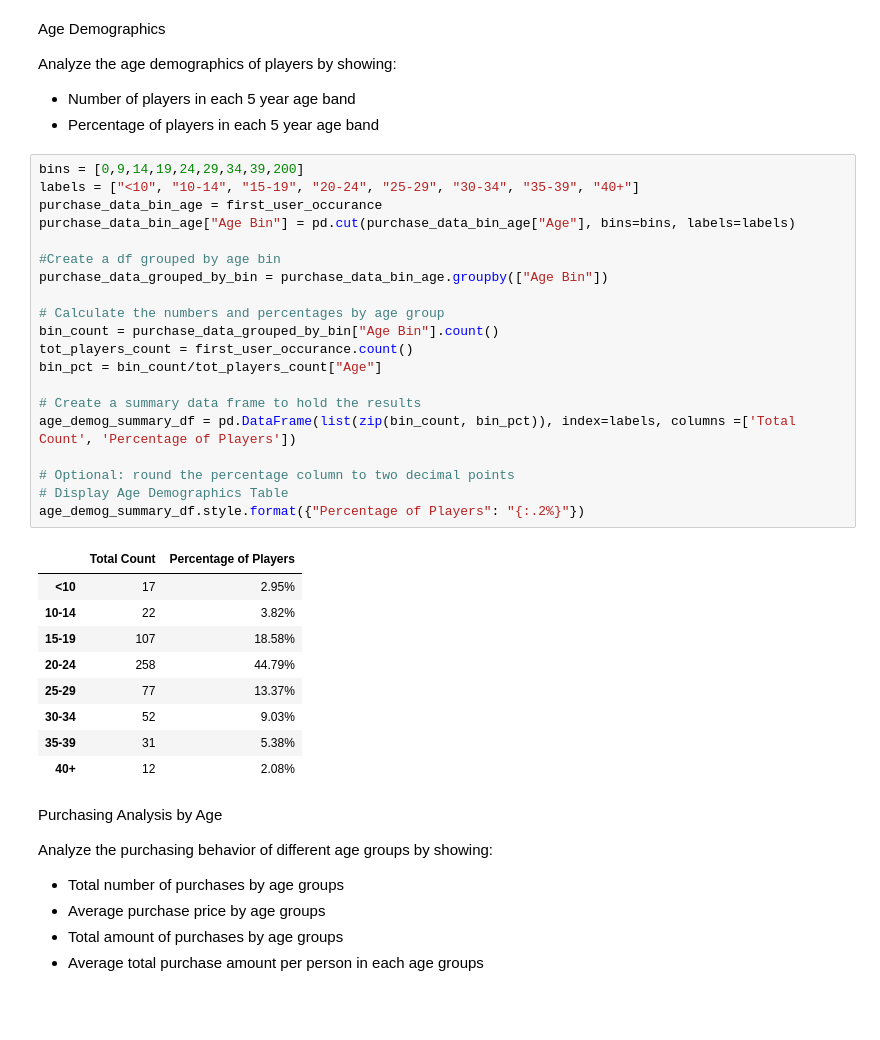
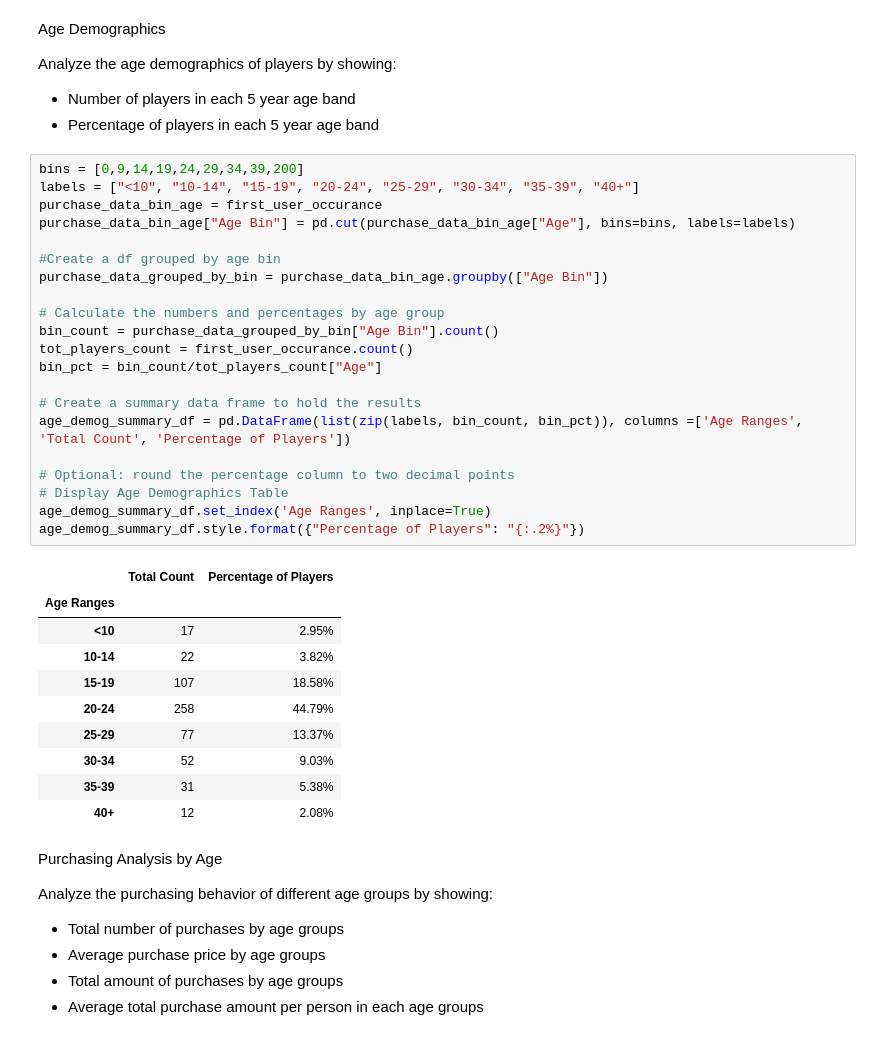
Before and after one commit to Terrence-Cummings/pandas-challenge, a Jupyter notebook: HeroesOfPymoli/HeroesOfPymoli_TC v2.ipynb, the cells around one changed output. Cells and saved outputs as stored; diff of their text form; blank space fills up the shorter version.

```diff
--- a/HeroesOfPymoli/HeroesOfPymoli_TC v2.ipynb
+++ b/HeroesOfPymoli/HeroesOfPymoli_TC v2.ipynb
@@ -128,25 +128,27 @@ Analyze the age demographics of players by showing:
 # %%
 bins = [0,9,14,19,24,29,34,39,200]
 labels = ["<10", "10-14", "15-19", "20-24", "25-29", "30-34", "35-39", "40+"]
 purchase_data_bin_age = first_user_occurance
 purchase_data_bin_age["Age Bin"] = pd.cut(purchase_data_bin_age["Age"], bins=bins, labels=labels)
 
 #Create a df grouped by age bin
 purchase_data_grouped_by_bin = purchase_data_bin_age.groupby(["Age Bin"])
 
 # Calculate the numbers and percentages by age group
 bin_count = purchase_data_grouped_by_bin["Age Bin"].count()
 tot_players_count = first_user_occurance.count()
 bin_pct = bin_count/tot_players_count["Age"]
 
 # Create a summary data frame to hold the results
-age_demog_summary_df = pd.DataFrame(list(zip(bin_count, bin_pct)), index=labels, columns =['Total Count', 'Percentage of Players'])
+age_demog_summary_df = pd.DataFrame(list(zip(labels, bin_count, bin_pct)), columns =['Age Ranges', 'Total Count', 'Percentage of Players'])
 
 # Optional: round the percentage column to two decimal points
 # Display Age Demographics Table
+age_demog_summary_df.set_index('Age Ranges', inplace=True)
 age_demog_summary_df.style.format({"Percentage of Players": "{:.2%}"})
 # %% [output]
 |  | Total Count | Percentage of Players |
+| Age Ranges |  |  |
 | <10 | 17 | 2.95% |
 | 10-14 | 22 | 3.82% |
 | 15-19 | 107 | 18.58% |
```
